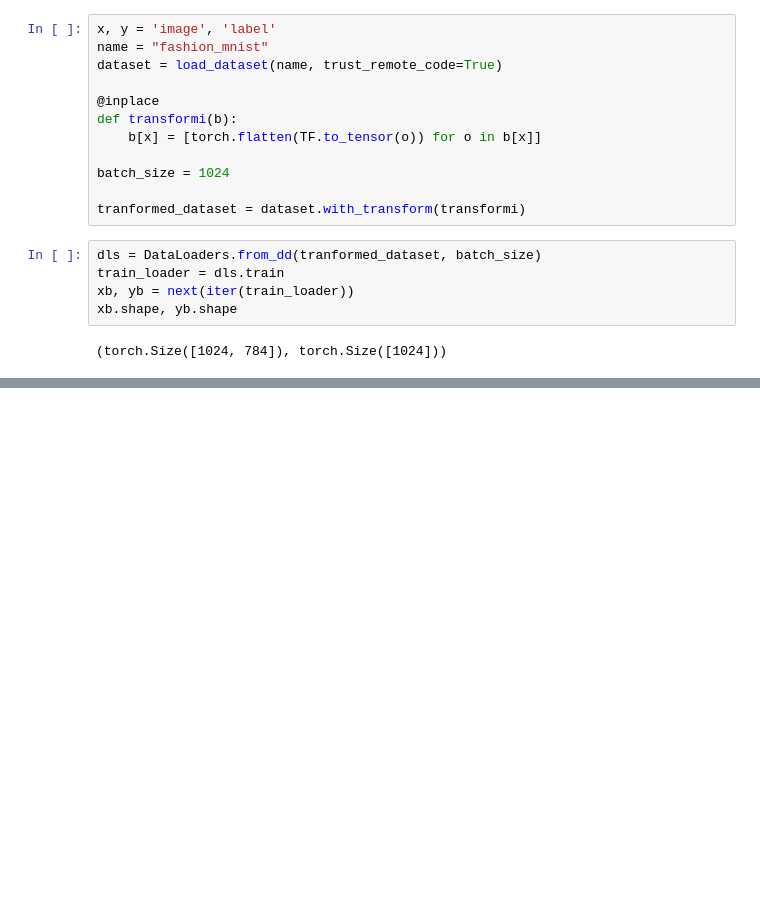
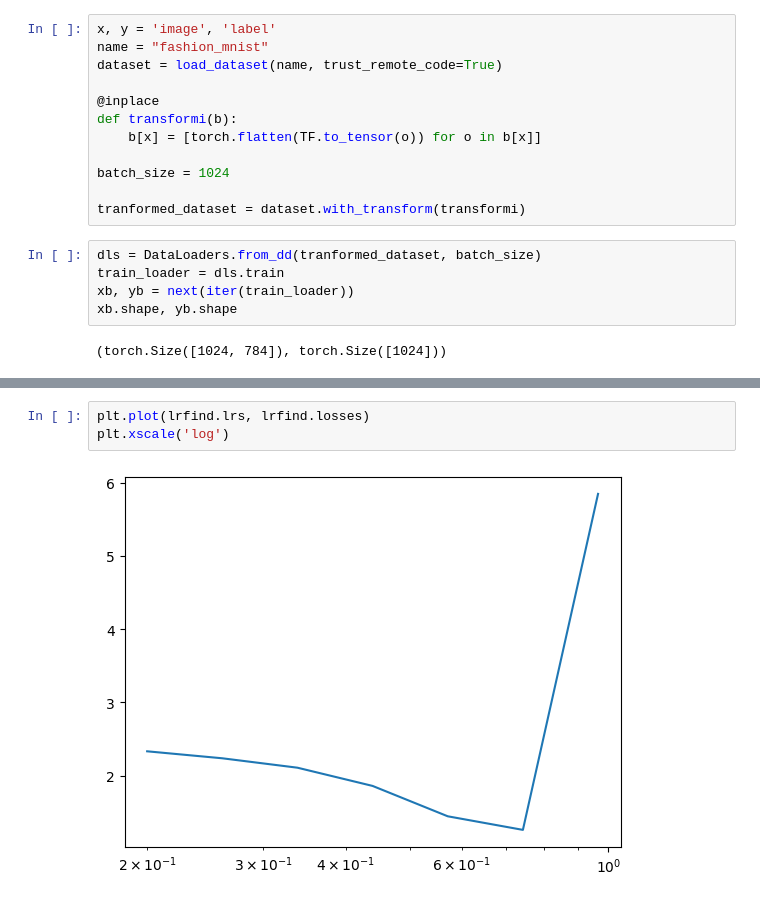
Before and after one commit to SadEnjoyer/diffusion, a Jupyter notebook: notebooks/learner_framework.ipynb, the cells around one changed output, grey strips where cells are left out. Cells and saved outputs as stored; diff of their text form; blank space fills up the shorter version.

```diff
--- a/notebooks/learner_framework.ipynb
+++ b/notebooks/learner_framework.ipynb
@@ -70,0 +103,5 @@ loss.value, round((0.6*32 + 0.9 * 2) / (32+2), 2)
+# %%
+plt.plot(lrfind.lrs, lrfind.losses)
+plt.xscale('log')
+# %% [output]
+[figure, added]
```
Also changed, not shown: parts of 7 cells of this notebook, 4 other files.
